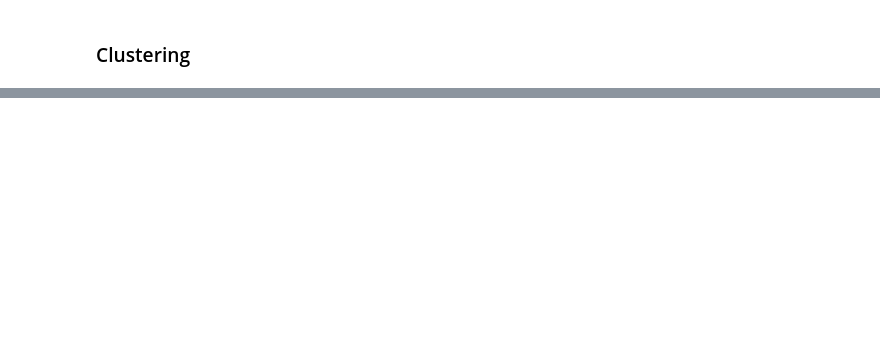
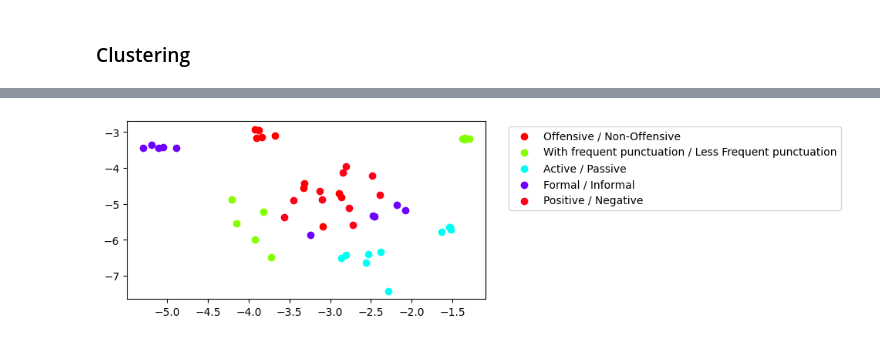
Before and after one commit to MiladAlshomary/Multi-LUAR, a Jupyter notebook: src-ipynb/multi-luar-analysis.ipynb, the cells around one changed output, grey strips where cells are left out. Saved outputs shown, nothing was run; the diff lists cells and outputs as text; code cells hidden in the pictures; blank space fills up the shorter version.

```diff
--- a/src-ipynb/multi-luar-analysis.ipynb
+++ b/src-ipynb/multi-luar-analysis.ipynb
@@ -212,0 +149,4 @@ plot_tsne(positives_embeddings, labels, layer=6)
+# %%
+plot_tsne(positives_embeddings + negatives_embeddings, labels+labels, layer=3)
+# %% [output]
+[figure, added]
```
Also changed, not shown: parts of 20 cells of this notebook, 2 other files.
